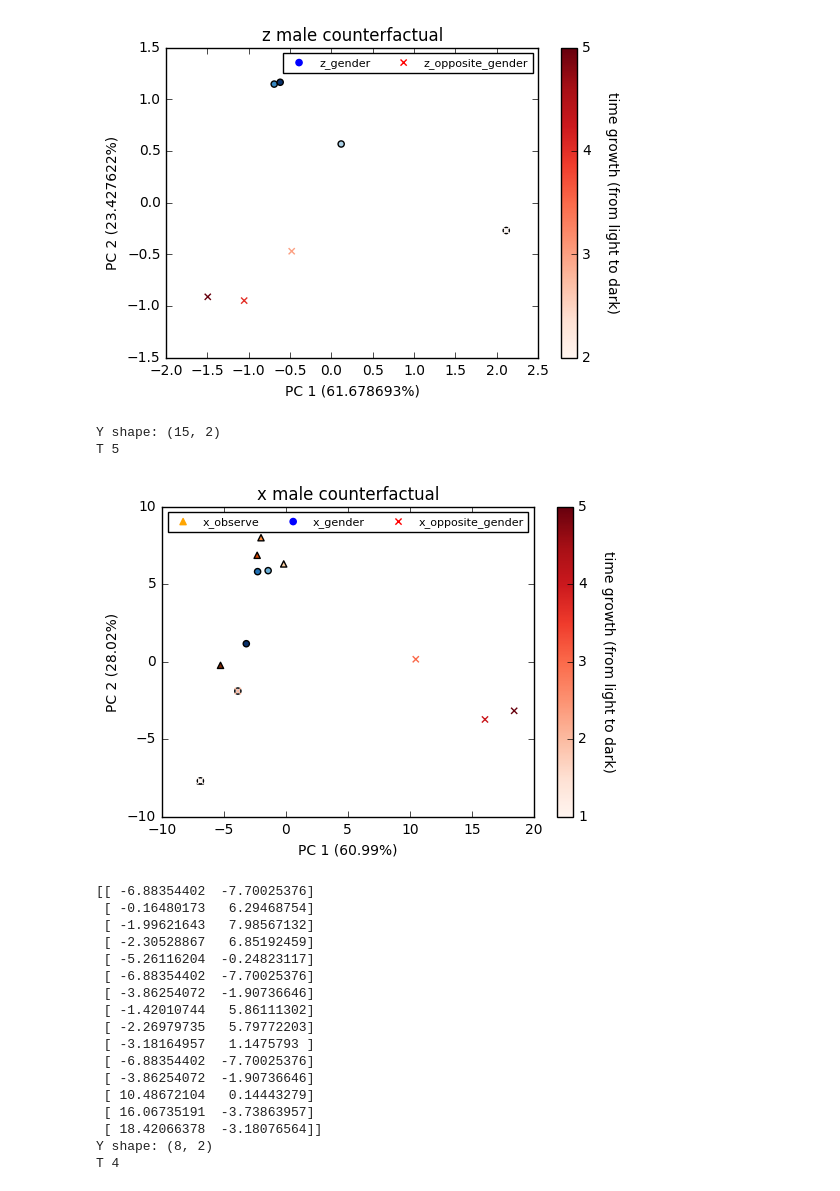
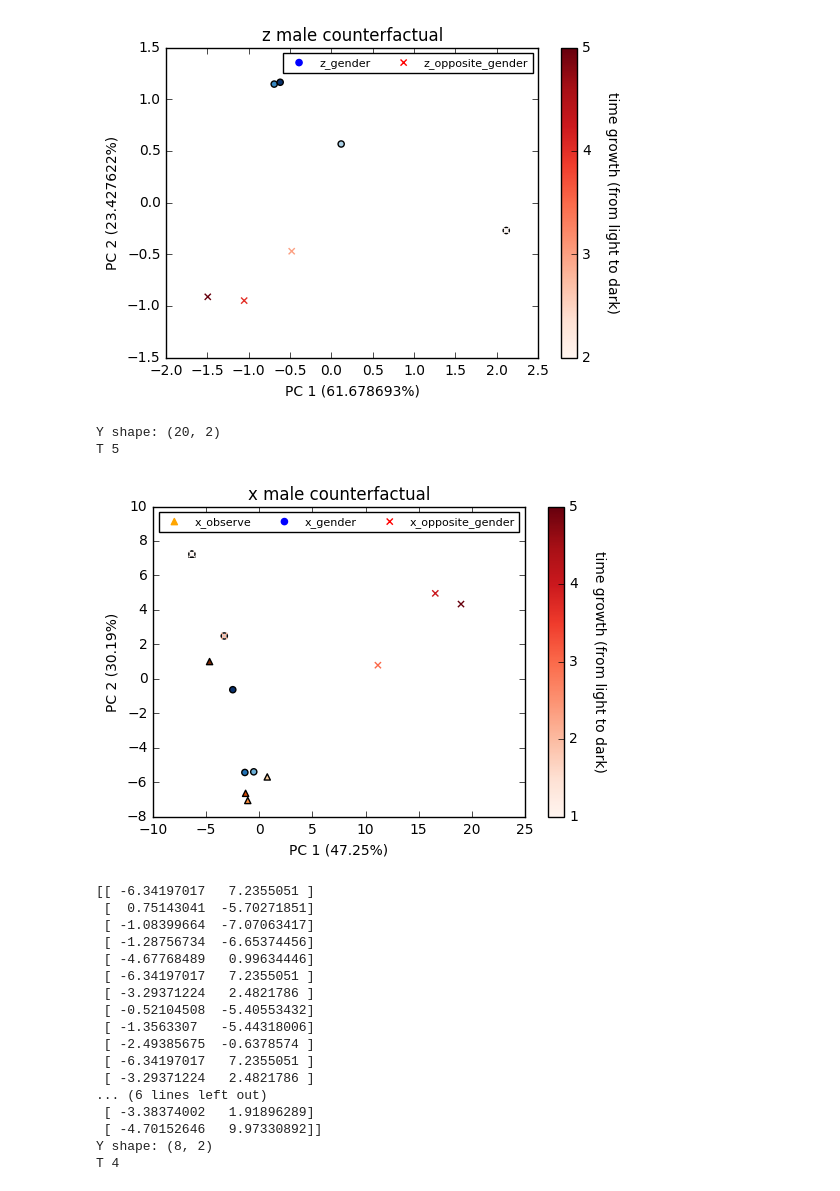
Before and after one commit to zzzace2000/structuredinference, a Jupyter notebook: ipynb/mouse-puberty/Visualize Weight.ipynb, the cells around one changed output. Drawn from its saved outputs; the diff is of its cells as text; code cells hidden in the pictures.

Commit message:
Finish Cfac for each time points

```diff
--- a/ipynb/mouse-puberty/Visualize Weight.ipynb
+++ b/ipynb/mouse-puberty/Visualize Weight.ipynb
@@ -21,15 +21,32 @@ def getPKLData(f):
         data = cPickle.load(f)
     return data
 
-def plotWithOriginalAndCfac(x_original, x_gender, x_opposite_gender, gender='male', transform='None', title=''):
+def plotWithOriginalAndCfac(x_original, x_gender, x_opposite_gender, x_original_opposite,
+                            gender='male', transform='None', title=''):
     # N(1) * T(5) * Obs(183)
-    assert x_original.shape == x_gender.shape == x_opposite_gender.shape
+    assert x_original.shape == x_gender.shape == x_opposite_gender.shape == x_original_opposite.shape
     assert len(x_original.shape) == 3
     assert x_original.shape[0] == 1
 
+    def calAbsDifference(x_original, x_gender):
+        a = np.abs( (x_original[0]-x_gender[0])/x_original[0] )
+        a[a >= 1E308] = 0
+
+        print a[a > 5]
+
+        for t in xrange(a.shape[0]):
+            plt.hist(a[t])
+            plt.title('t = '+str(t))
+            plt.show()
+
+        return a.mean()
+
+#     print 'abs diff. btw x_original, x_gender:', calAbsDifference(x_original, x_gender)
+#     print 'abs diff. btw x_original_opposite, x_opopsite_gender:', calAbsDifference(x_original_opposite, x_opposite_gender)
+
     T = x_original.shape[1]
     # 3T * Obs(183)
-    X = np.concatenate((x_original[0], x_gender[0], x_opposite_gender[0]), axis=0)
+    X = np.concatenate((x_original[0], x_gender[0], x_opposite_gender[0], x_original_opposite[0]), axis=0)
 
     if transform == 'PCA':
         pca = PCA(n_components=2)
@@ -50,7 +67,8 @@ def plotWithOriginalAndCfac(x_original, x_gender, x_opposite_gender, gender='mal
     print 'T', T
 
     label = np.array(range(1, 1+T), dtype=int)
-    # Green is original
+    # Orange is original
+    # Purples is original opposite
     plt_original = plt.scatter(Y[0:T, 0], Y[0:T, 1], s=20, c=label, marker='^', cmap='Oranges')
     cmap = 'Blues' if gender == 'male' else 'Reds'
     plt_gender = plt.scatter(Y[T:2*T, 0], Y[T:2*T, 1], s=20, c=label, marker='o',
@@ -82,16 +100,17 @@ def plotWithOriginalAndCfac(x_original, x_gender, x_opposite_gender, gender='mal
     plt.show()
     print Y
 
-def plotAllCfac(male_cfac, gender='male'):
+def plotAllCfac(male_cfac, opposite_example, gender='male'):
     for index in male_cfac:
         x_original = male_cfac[index]['x']
         x_gender = male_cfac[index]['x_gender']
         x_opposite_gender = male_cfac[index]['x_opposite_gender']
+        x_original_opposite = opposite_example['x']
 
         x_gender = np.concatenate((x_original[0:1,0:1,:], x_gender), axis=1)
         x_opposite_gender = np.concatenate((x_original[0:1,0:1,:], x_opposite_gender), axis=1)
 
-        plotWithOriginalAndCfac(x_original, x_gender, x_opposite_gender, gender=gender, transform='PCA', title='x')
+        plotWithOriginalAndCfac(x_original, x_gender, x_opposite_gender, x_original_opposite, gender=gender, transform='PCA', title='x')
 
         z_gender = male_cfac[index]['z_gender']
         z_opposite_gender = male_cfac[index]['z_opposite_gender']
@@ -171,10 +190,15 @@ def plotCfac(x_gender, x_opposite_gender, gender='male', transform='None', title
 # For time gender. Looks better.
 expt = 'H-time-gender-linear'
 uid = 'DKF_lr-5_0000e-03-vm-R-inf-structured-dh-10-ds-10-nl-relu-bs-256-ep-3000-rs-20-ar-1_0000e+01-rv-1_0000e-01-uid'
+
+# expt = 'H-time-gender'
+# uid = 'DKF_lr-8_0000e-04-vm-R-inf-structured-dh-10-ds-10-nl-relu-bs-256-ep-3000-rs-20-ar-1_0000e+01-rv-5_0000e-02-uid'
+
 cfac_file = '../../expt-mouse-puberty/chkpt-%s/%s-cfac.pkl' % (expt, uid)
 male_cfac = cfac['male_cfac']
+female_cfac = cfac['female_cfac']
 
-plotAllCfac(male_cfac)
+plotAllCfac(male_cfac, opposite_example=female_cfac[0])
 
 # Do it with Gaussian and pick those important weights.
 cfac = getPKLData(cfac_file)
@@ -210,24 +234,24 @@ T 5
 Y shape: (8, 2)
 T 4
 [figure]
-Y shape: (15, 2)
+Y shape: (20, 2)
 T 5
-[figure, old version]
+[figure, new version]
-[[ -6.88354402  -7.70025376]
- [ -0.16480173   6.29468754]
- [ -1.99621643   7.98567132]
- [ -2.30528867   6.85192459]
- [ -5.26116204  -0.24823117]
- [ -6.88354402  -7.70025376]
- [ -3.86254072  -1.90736646]
- [ -1.42010744   5.86111302]
- [ -2.26979735   5.79772203]
- [ -3.18164957   1.1475793 ]
- [ -6.88354402  -7.70025376]
- [ -3.86254072  -1.90736646]
- [ 10.48672104   0.14443279]
- [ 16.06735191  -3.73863957]
- [ 18.42066378  -3.18076564]]
+[[ -6.34197017   7.2355051 ]
+ [  0.75143041  -5.70271851]
+ [ -1.08399664  -7.07063417]
+ [ -1.28756734  -6.65374456]
+ [ -4.67768489   0.99634446]
+ [ -6.34197017   7.2355051 ]
+ [ -3.29371224   2.4821786 ]
+ [ -0.52104508  -5.40553432]
+ [ -1.3563307   -5.44318006]
+ [ -2.49385675  -0.6378574 ]
+ [ -6.34197017   7.2355051 ]
+ [ -3.29371224   2.4821786 ]
+... (6 lines left out)
+ [ -3.38374002   1.91896289]
+ [ -4.70152646   9.97330892]]
 Y shape: (8, 2)
 T 4
 [figure]
```
Also changed, not shown: parts of 6 cells of this notebook, 13 other files.
